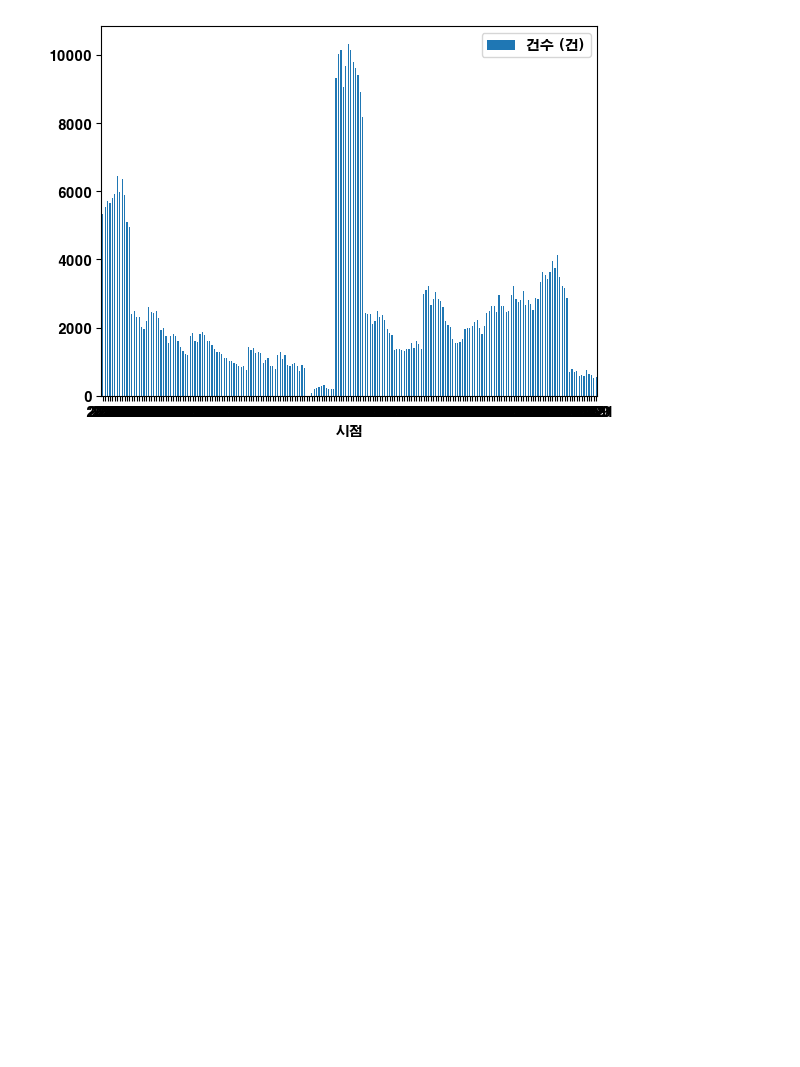
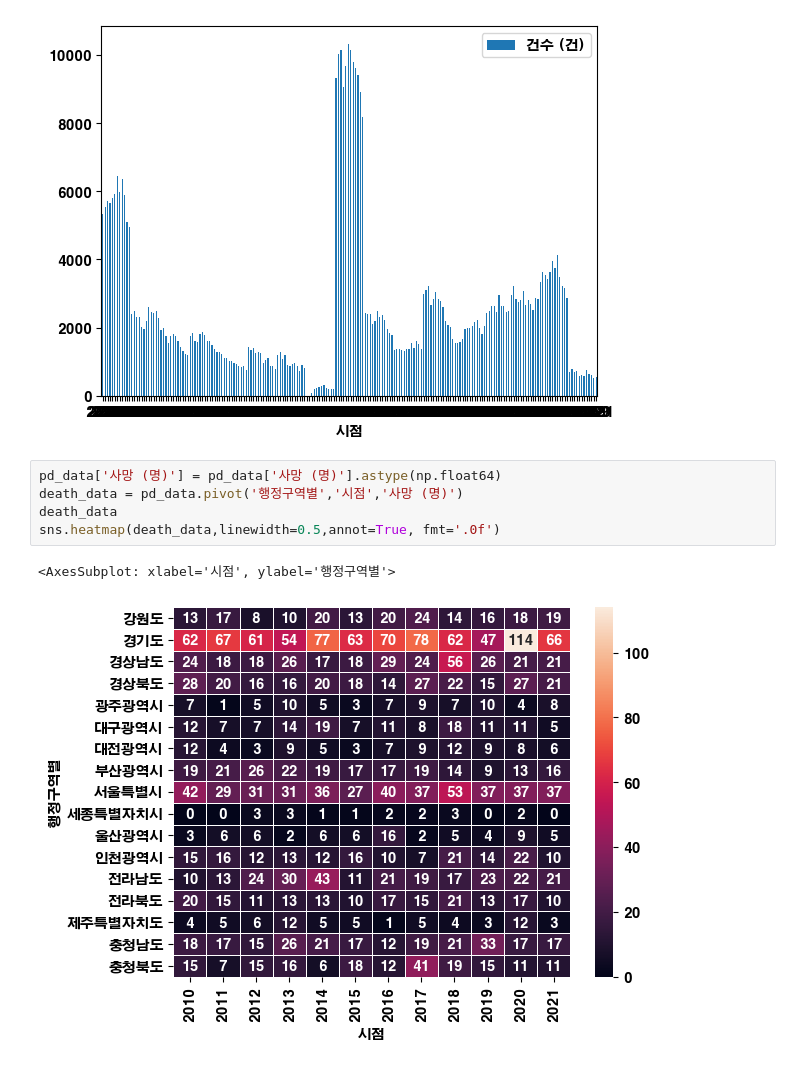
Before and after one commit to theif45/AWS_Study_jonghyun_202212, a Jupyter notebook: python/25day/fire_jh.ipynb, the cells around one changed output. Saved outputs shown, nothing was run; the diff lists cells and outputs as text; blank space fills up the shorter version.

```diff
--- a/python/25day/fire_jh.ipynb
+++ b/python/25day/fire_jh.ipynb
@@ -111,3 +98,11 @@ a
 axe = pd_data.plot.bar(x = '시점', y = '건수 (건)', rot=0, stacked=True)
 # %% [output]
 [figure]
+# %%
+pd_data['사망 (명)'] = pd_data['사망 (명)'].astype(np.float64)
+death_data = pd_data.pivot('행정구역별','시점','사망 (명)')
+death_data
+sns.heatmap(death_data,linewidth=0.5,annot=True, fmt='.0f')
+# %% [output]
+<AxesSubplot: xlabel='시점', ylabel='행정구역별'>
+[figure, added]
```
Also changed, not shown: parts of 2 cells of this notebook, 6 other files.
